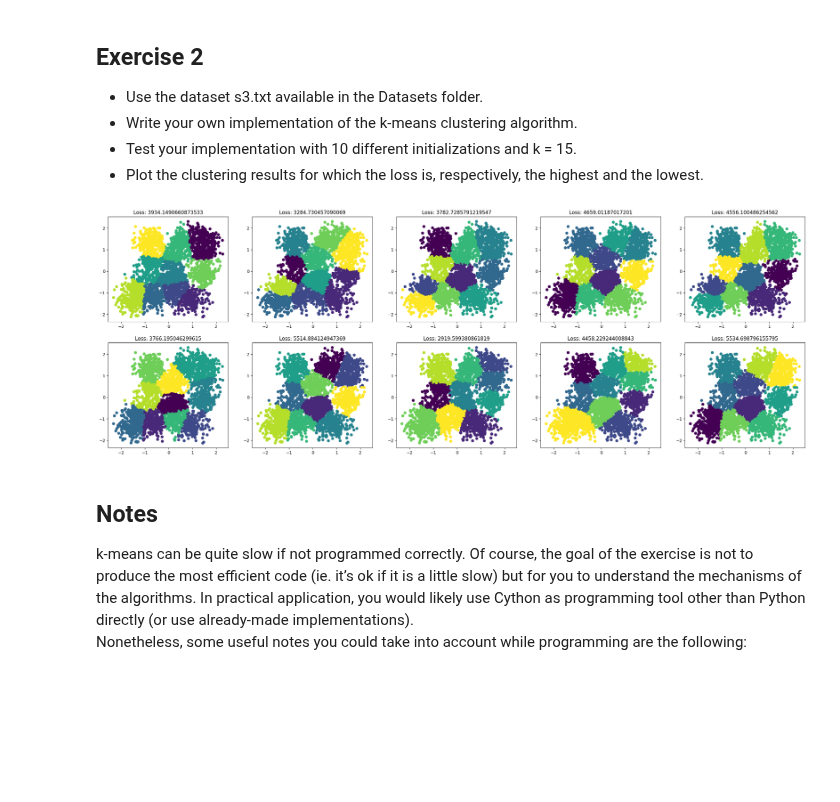
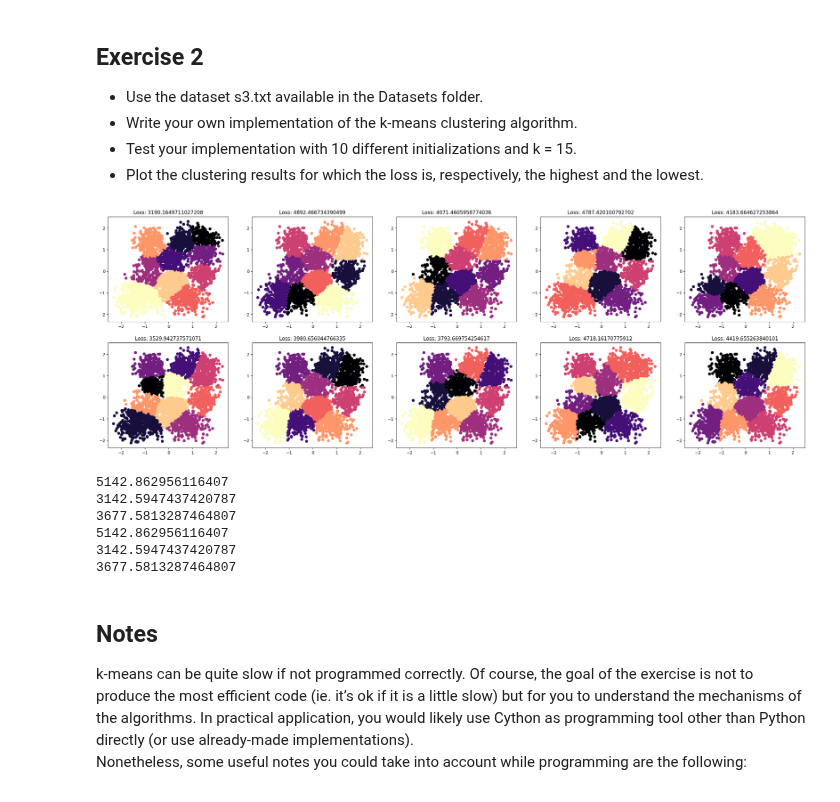
Before and after one commit to alequerenghi/unsupervised_learning, a Jupyter notebook: ex7.ipynb, the cells around one changed output. Saved outputs shown, nothing was run; the diff lists cells and outputs as text; code cells hidden in the pictures; blank space fills up the shorter version.

```diff
--- a/ex7.ipynb
+++ b/ex7.ipynb
@@ -36,15 +36,31 @@ array([       nan, 0.00138741,        nan,        nan, 0.03702975,
 # %%
 data = np.loadtxt("Unsupervised_Learning_2024/Datasets/s3.txt")
 data = (data - data.mean()) / data.std()
 kmeans = cl.KMeans(10, 'random')
 fig, axes = plt.subplots(2,5, figsize=(30,10))
 for i in range(10):
   clusters = kmeans.fit_predict(data)
   ax = axes[i//5, i%5]
-  ax.scatter(data[:,0],data[:,1],c=clusters)
+  ax.scatter(data[:,0],data[:,1],c=clusters ,cmap="magma")
   ax.set_title(f"Loss: {kmeans.loss}")
 # %% [output]
-[figure, old version]
+[figure, new version]
+# %%
+kmeans_array = []
+for i in range(3):
+  kmeans_array.append(cl.KMeans(10, 'random'))
+  kmeans_array[i].fit(data)
+  kmeans_array[i].predict(data)
+  print(kmeans_array[i].loss)
+for cluster in kmeans_array:
+  print(cluster.loss)
+# %% [output]
+5142.862956116407
+3142.5947437420787
+3677.5813287464807
+5142.862956116407
+3142.5947437420787
+3677.5813287464807
 # %% [markdown]
 ## Notes
 k-means can be quite slow if not programmed correctly. Of course, the goal of the exercise is not to produce the most efficient code (ie. it’s ok if it is a little slow) but for you to understand the mechanisms of the algorithms. In practical application, you would likely use Cython as programming tool other than Python directly (or use already-made implementations).
```
Also changed, not shown: 3 other files.
